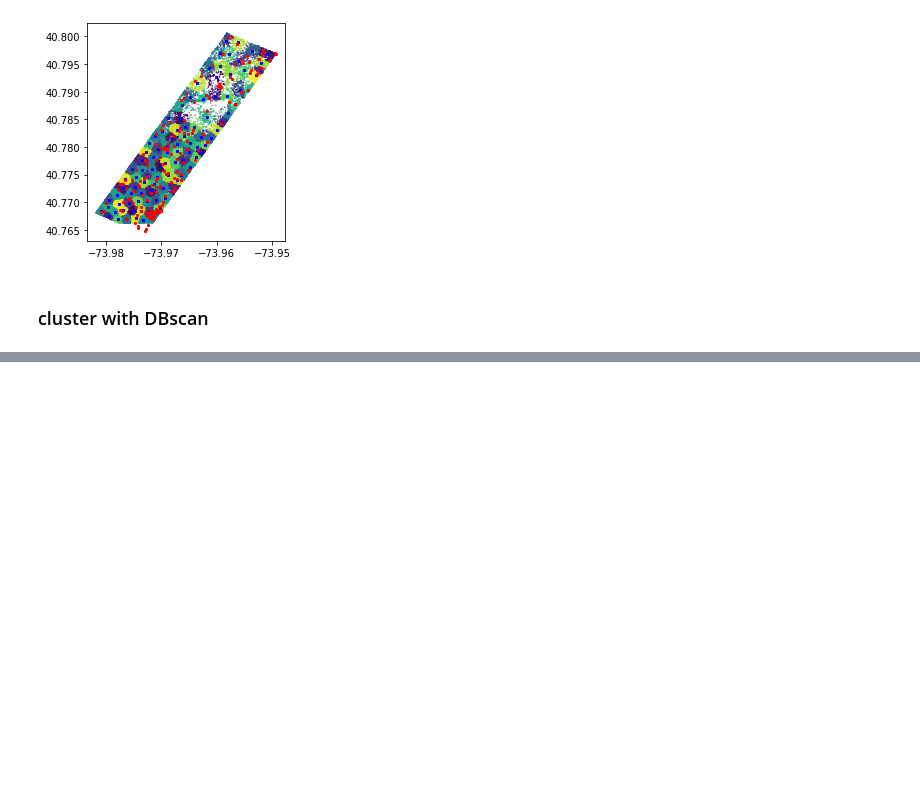
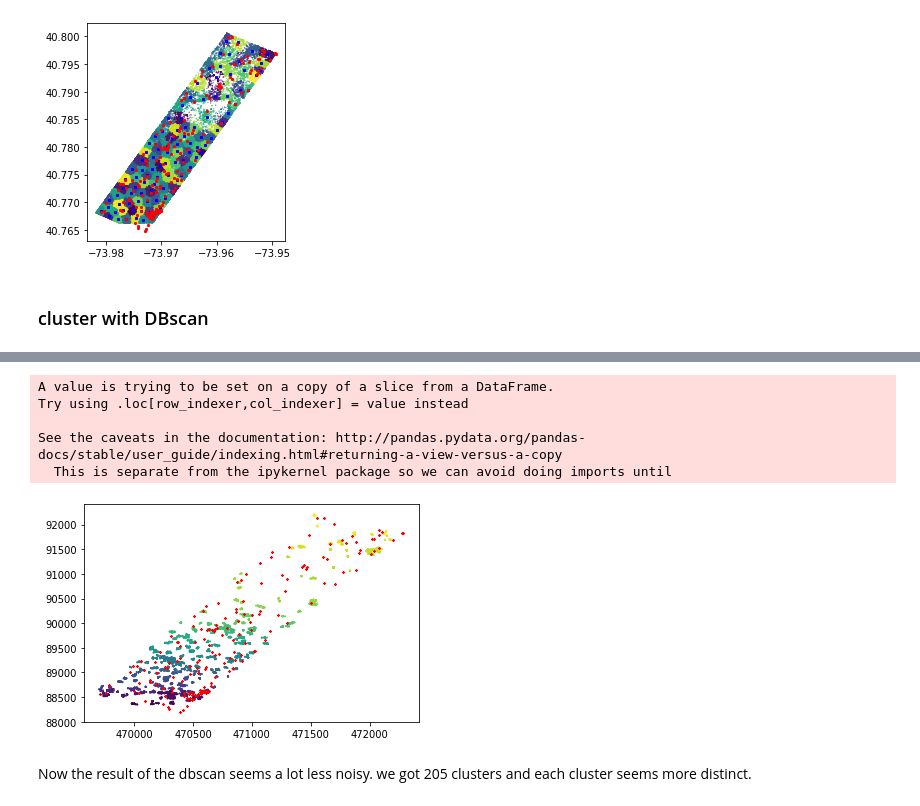
Before and after one commit to orenltr/gis_dev, a Jupyter notebook: HW3/Ex4/ex4_notebook.ipynb, the cells around one changed output, grey strips where cells are left out. Saved outputs shown, nothing was run; the diff lists cells and outputs as text; code cells hidden in the pictures; blank space fills up the shorter version.

```diff
--- a/HW3/Ex4/ex4_notebook.ipynb
+++ b/HW3/Ex4/ex4_notebook.ipynb
@@ -189,0 +252,22 @@ fig.tight_layout()
+# %%
+flickr_2011 = flickr[flickr['Year']==2011]
+# %%
+fig = plt.figure()
+db = DBSCAN(eps = eps[0], min_samples = k[0]).fit(flickr_2011[['X','Y']].values)
+flickr_2011['label'] = db.labels_
+# remove the points labeled as noise from the result
+not_noise_indices = flickr_2011['label']!=-1
+flickr_2011_without_noise = flickr_2011[not_noise_indices]
+num_of_clusters.append(max(flickr_2011_without_noise['label']))
+# plot result
+plt.scatter(flickr_2011_without_noise['X'],flickr_2011_without_noise['Y'], c=flickr_2011_without_noise['label'], s=1)
+plt.scatter(NYU_POIs.geometry.values.x,NYU_POIs.geometry.values.y,s=3,c='red',marker='x')
+
+plt.show()
+# %% [output]
+A value is trying to be set on a copy of a slice from a DataFrame.
+Try using .loc[row_indexer,col_indexer] = value instead
+
+See the caveats in the documentation: http://pandas.pydata.org/pandas-docs/stable/user_guide/indexing.html#returning-a-view-versus-a-copy
+  This is separate from the ipykernel package so we can avoid doing imports until
+[figure, added]
@@ -189,0 +276,3 @@ fig.tight_layout()
+# %% [markdown]
+Now the result of the dbscan seems a lot less noisy.
+we got 205 clusters and each cluster seems more distinct.
```
Also changed, not shown: parts of 21 cells of this notebook, 1 other file.
